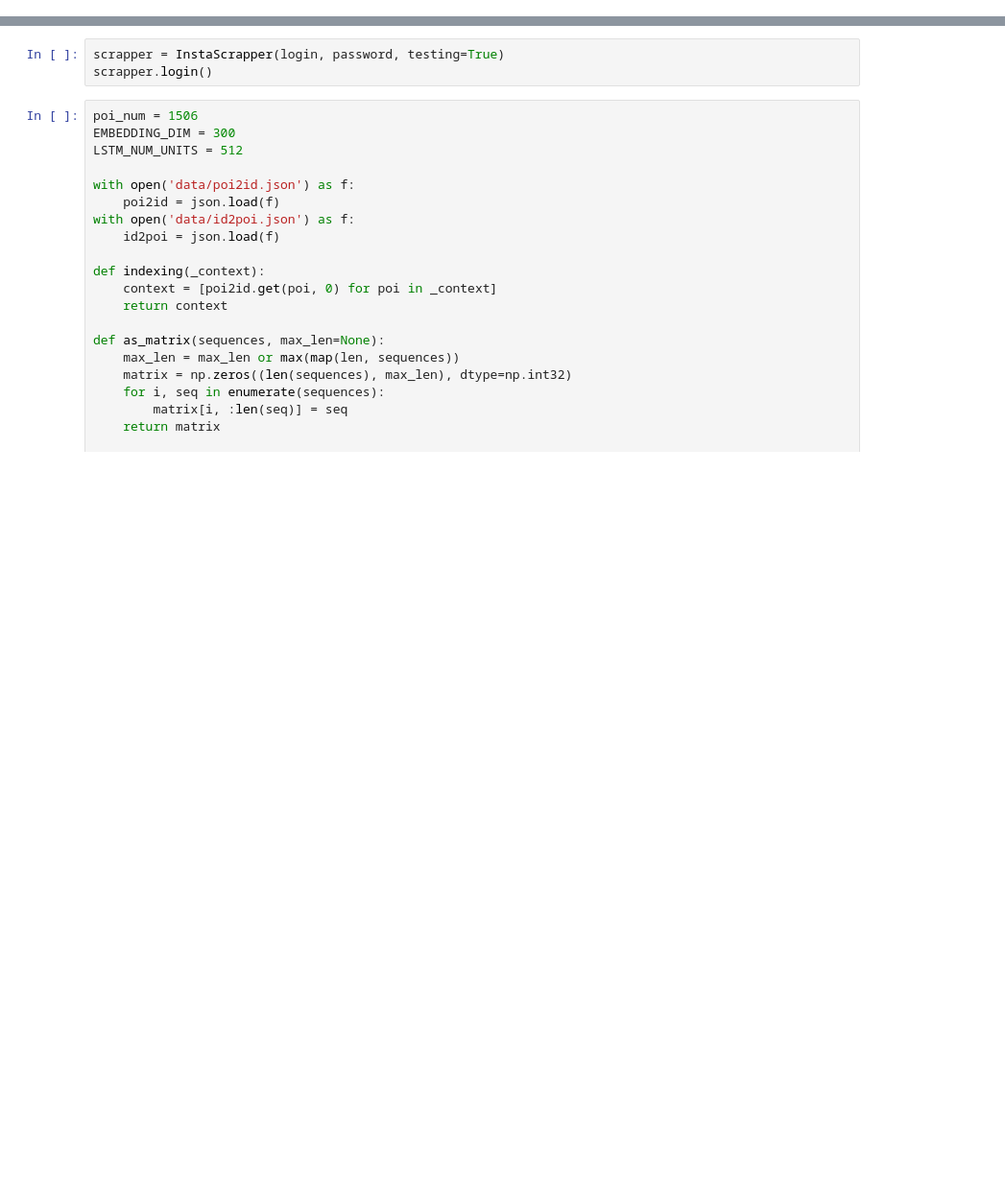
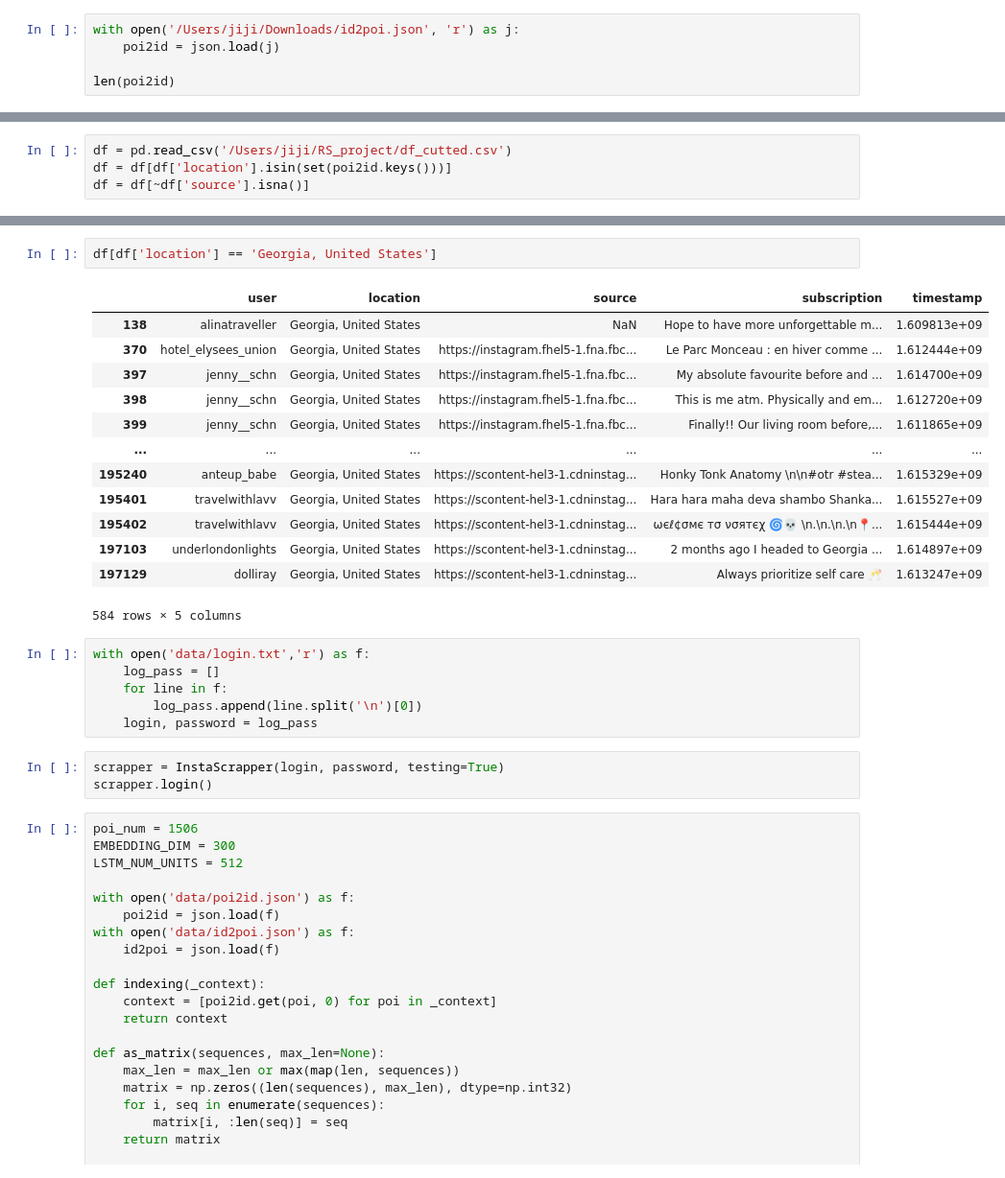
Before and after one commit to AirapetyanZhirayr/POI-Recommender-based-on-Instagram-Profile, a Jupyter notebook: launcher.ipynb, the cells around one changed output, grey strips where cells are left out. Shown at 96% size. Drawn from its saved outputs; the diff is of its cells as text; blank space fills up the shorter version.

```diff
--- a/launcher.ipynb
+++ b/launcher.ipynb
@@ -15,0 +13,5 @@ password
+# %%
+with open('/Users/jiji/Downloads/id2poi.json', 'r') as j:
+    poi2id = json.load(j)
+
+len(poi2id)
@@ -15,0 +30,4 @@ password
+# %%
+df = pd.read_csv('/Users/jiji/RS_project/df_cutted.csv')
+df = df[df['location'].isin(set(poi2id.keys()))]
+df = df[~df['source'].isna()]
@@ -16,3 +284,25 @@ password
+# %%
+df[df['location'] == 'Georgia, United States']
+# %% [output]
+|  | user | location | source | subscription | timestamp |
+| 138 | alinatraveller | Georgia, United States | NaN | Hope to have more unforgettable m... | 1.609813e+09 |
+| 370 | hotel_elysees_union | Georgia, United States | https://instagram.fhel5-1.fna.fbc... | Le Parc Monceau : en hiver comme ... | 1.612444e+09 |
+| 397 | jenny__schn | Georgia, United States | https://instagram.fhel5-1.fna.fbc... | My absolute favourite before and ... | 1.614700e+09 |
+| 398 | jenny__schn | Georgia, United States | https://instagram.fhel5-1.fna.fbc... | This is me atm. Physically and em... | 1.612720e+09 |
+| 399 | jenny__schn | Georgia, United States | https://instagram.fhel5-1.fna.fbc... | Finally!! Our living room before,... | 1.611865e+09 |
+| ... | ... | ... | ... | ... | ... |
+| 195240 | anteup_babe | Georgia, United States | https://scontent-hel3-1.cdninstag... | Honky Tonk Anatomy \n\n#otr #stea... | 1.615329e+09 |
+| 195401 | travelwithlavv | Georgia, United States | https://scontent-hel3-1.cdninstag... | Hara hara maha deva shambo Shanka... | 1.615527e+09 |
+| 195402 | travelwithlavv | Georgia, United States | https://scontent-hel3-1.cdninstag... | ωєℓ¢σмє тσ νσятєχ 🌀💀 \n.\n.\n.\n📍... | 1.615444e+09 |
+| 197103 | underlondonlights | Georgia, United States | https://scontent-hel3-1.cdninstag... | 2 months ago I headed to Georgia ... | 1.614897e+09 |
+| 197129 | dolliray | Georgia, United States | https://scontent-hel3-1.cdninstag... | Always prioritize self care 🥂 | 1.613247e+09 |
+584 rows × 5 columns
+# %%
+with open('data/login.txt','r') as f:
+    log_pass = []
+    for line in f:
+        log_pass.append(line.split('\n')[0])
+    login, password = log_pass
 # %%
 scrapper = InstaScrapper(login, password, testing=True)
 scrapper.login()
```
Also changed, not shown: parts of 34 cells of this notebook, 7 other files.
